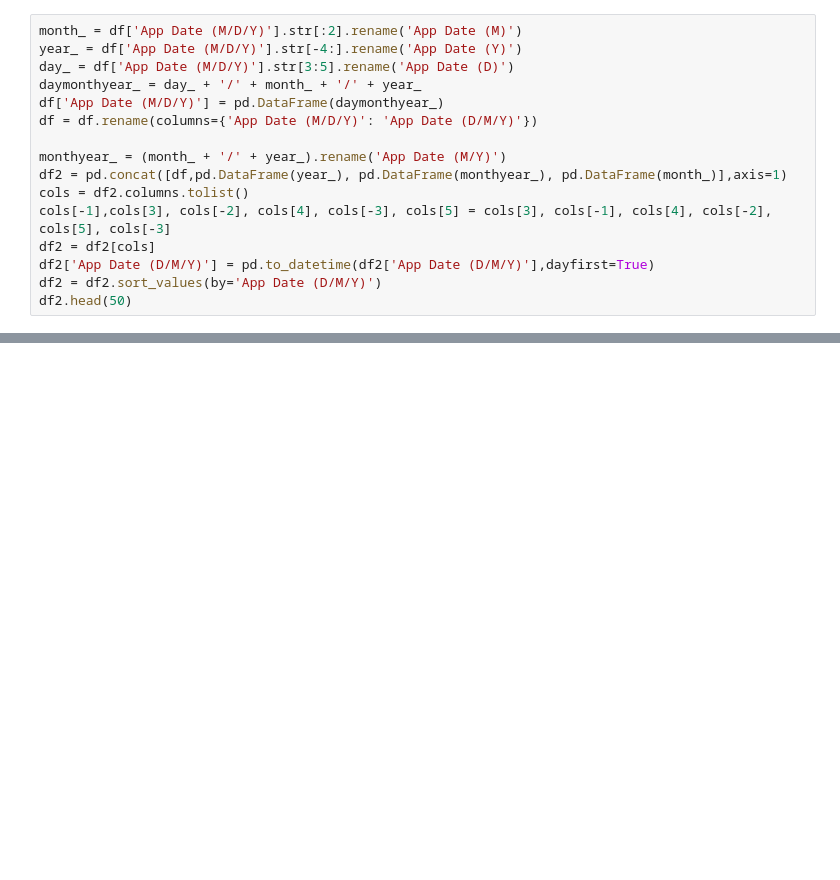
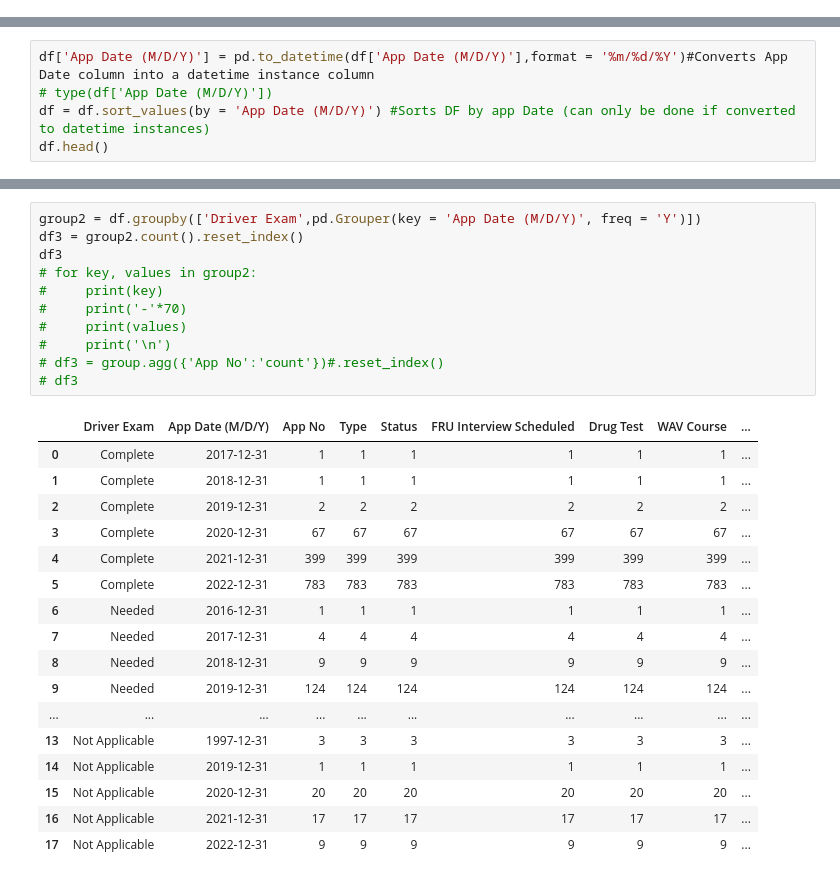
Before and after one commit to brian-calderon/Project_1, a Jupyter notebook: Test1.ipynb, the cells around one changed output, grey strips where cells are left out. Drawn from its saved outputs; the diff is of its cells as text; blank space fills up the shorter version.

```diff
--- a/Test1.ipynb
+++ b/Test1.ipynb
@@ -14,19 +34,3 @@ df.head()
 | 2 | 5989657 | HDR | 02/02/2022 | Incomplete | Not Applicable | Complete | Complete | ... |
 | 3 | 5992972 | HDR | 03/29/2022 | Incomplete | Not Applicable | Needed | Needed | ... |
 | 4 | 5990896 | HDR | 02/24/2022 | Incomplete | Not Applicable | Needed | Needed | ... |
-# %%
-month_ = df['App Date (M/D/Y)'].str[:2].rename('App Date (M)')
-year_ = df['App Date (M/D/Y)'].str[-4:].rename('App Date (Y)')
-day_ = df['App Date (M/D/Y)'].str[3:5].rename('App Date (D)')
-daymonthyear_ = day_ + '/' + month_ + '/' + year_
-df['App Date (M/D/Y)'] = pd.DataFrame(daymonthyear_)
-df = df.rename(columns={'App Date (M/D/Y)': 'App Date (D/M/Y)'})
-
-monthyear_ = (month_ + '/' + year_).rename('App Date (M/Y)')
-df2 = pd.concat([df,pd.DataFrame(year_), pd.DataFrame(monthyear_), pd.DataFrame(month_)],axis=1)
-cols = df2.columns.tolist()
-cols[-1],cols[3], cols[-2], cols[4], cols[-3], cols[5] = cols[3], cols[-1], cols[4], cols[-2], cols[5], cols[-3]
-df2 = df2[cols]
-df2['App Date (D/M/Y)'] = pd.to_datetime(df2['App Date (D/M/Y)'],dayfirst=True)
-df2 = df2.sort_values(by='App Date (D/M/Y)')
-df2.head(50)
@@ -68,0 +37,5 @@ df3.head()
+# %%
+df['App Date (M/D/Y)'] = pd.to_datetime(df['App Date (M/D/Y)'],format = '%m/%d/%Y')#Converts App Date column into a datetime instance column
+# type(df['App Date (M/D/Y)'])
+df = df.sort_values(by = 'App Date (M/D/Y)') #Sorts DF by app Date (can only be done if converted to datetime instances)
+df.head()
@@ -68,0 +49,29 @@ df3.head()
+# %%
+group2 = df.groupby(['Driver Exam',pd.Grouper(key = 'App Date (M/D/Y)', freq = 'Y')])
+df3 = group2.count().reset_index()
+df3
+# for key, values in group2:
+#     print(key)
+#     print('-'*70)
+#     print(values)
+#     print('\n')
+# df3 = group.agg({'App No':'count'})#.reset_index()
+# df3
+# %% [output]
+|  | Driver Exam | App Date (M/D/Y) | App No | Type | Status | FRU Interview Scheduled | Drug Test | WAV Course | ... |
+| 0 | Complete | 2017-12-31 | 1 | 1 | 1 | 1 | 1 | 1 | ... |
+| 1 | Complete | 2018-12-31 | 1 | 1 | 1 | 1 | 1 | 1 | ... |
+| 2 | Complete | 2019-12-31 | 2 | 2 | 2 | 2 | 2 | 2 | ... |
+| 3 | Complete | 2020-12-31 | 67 | 67 | 67 | 67 | 67 | 67 | ... |
+| 4 | Complete | 2021-12-31 | 399 | 399 | 399 | 399 | 399 | 399 | ... |
+| 5 | Complete | 2022-12-31 | 783 | 783 | 783 | 783 | 783 | 783 | ... |
+| 6 | Needed | 2016-12-31 | 1 | 1 | 1 | 1 | 1 | 1 | ... |
+| 7 | Needed | 2017-12-31 | 4 | 4 | 4 | 4 | 4 | 4 | ... |
+| 8 | Needed | 2018-12-31 | 9 | 9 | 9 | 9 | 9 | 9 | ... |
+| 9 | Needed | 2019-12-31 | 124 | 124 | 124 | 124 | 124 | 124 | ... |
+| ... | ... | ... | ... | ... | ... | ... | ... | ... | ... |
+| 13 | Not Applicable | 1997-12-31 | 3 | 3 | 3 | 3 | 3 | 3 | ... |
+| 14 | Not Applicable | 2019-12-31 | 1 | 1 | 1 | 1 | 1 | 1 | ... |
+| 15 | Not Applicable | 2020-12-31 | 20 | 20 | 20 | 20 | 20 | 20 | ... |
+| 16 | Not Applicable | 2021-12-31 | 17 | 17 | 17 | 17 | 17 | 17 | ... |
+| 17 | Not Applicable | 2022-12-31 | 9 | 9 | 9 | 9 | 9 | 9 | ... |
```
Also changed, not shown: parts of 7 cells of this notebook.
